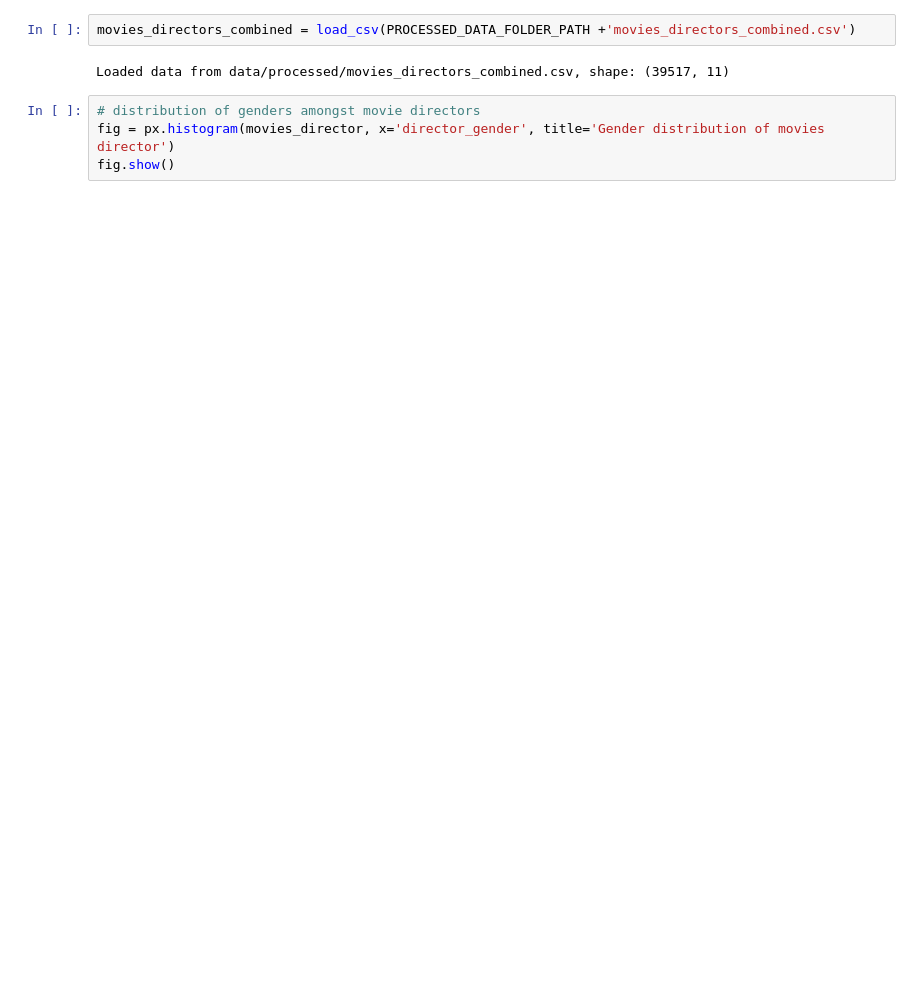
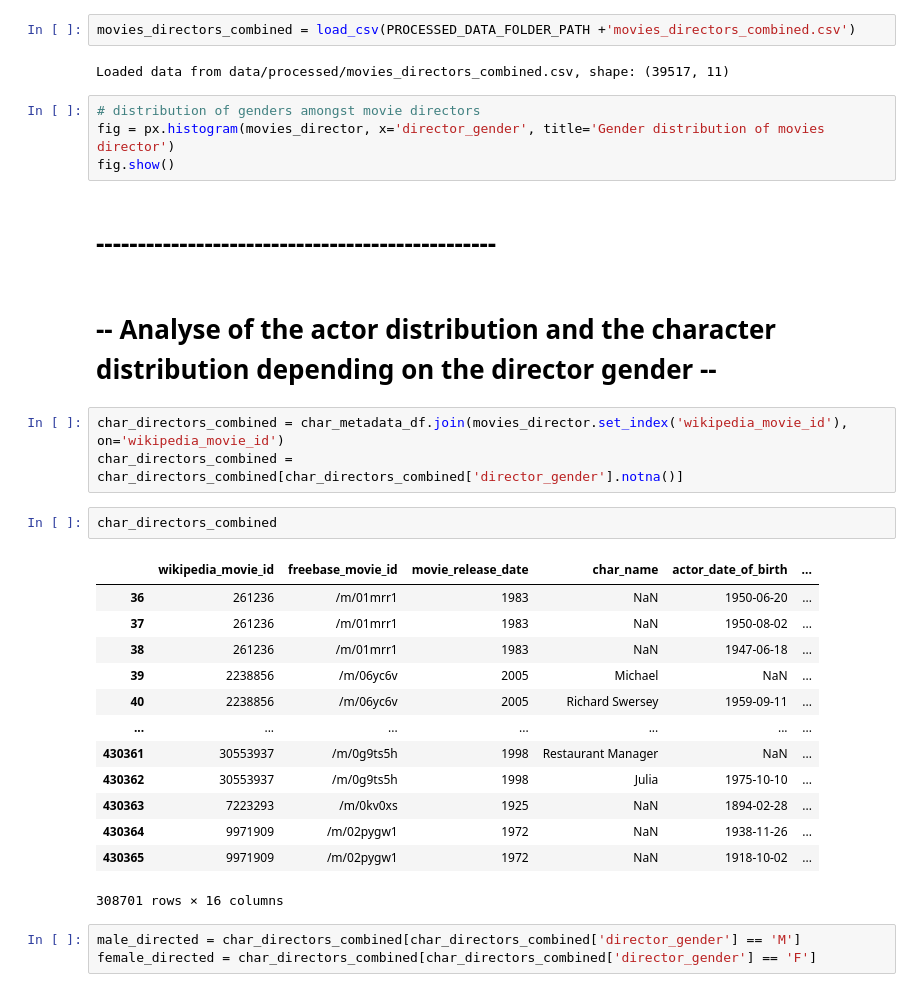
Before and after one commit to epfl-ada/ada-2024-project-adapocalypse, a Jupyter notebook: results.ipynb, the cells around one changed output. Saved outputs shown, nothing was run; the diff lists cells and outputs as text; blank space fills up the shorter version.

```diff
--- a/results.ipynb
+++ b/results.ipynb
@@ -568,3 +563,29 @@ Loaded data from data/processed/movies_directors_combined.csv, shape: (39517, 11
 # distribution of genders amongst movie directors
 fig = px.histogram(movies_director, x='director_gender', title='Gender distribution of movies director')
 fig.show()
+# %% [markdown]
+# ------------------------------------------------
+# %% [markdown]
+# -- Analyse of the actor distribution and the character distribution depending on the director gender --
+# %%
+char_directors_combined = char_metadata_df.join(movies_director.set_index('wikipedia_movie_id'), on='wikipedia_movie_id')
+char_directors_combined = char_directors_combined[char_directors_combined['director_gender'].notna()]
+# %%
+char_directors_combined
+# %% [output]
+|  | wikipedia_movie_id | freebase_movie_id | movie_release_date | char_name | actor_date_of_birth | ... |
+| 36 | 261236 | /m/01mrr1 | 1983 | NaN | 1950-06-20 | ... |
+| 37 | 261236 | /m/01mrr1 | 1983 | NaN | 1950-08-02 | ... |
+| 38 | 261236 | /m/01mrr1 | 1983 | NaN | 1947-06-18 | ... |
+| 39 | 2238856 | /m/06yc6v | 2005 | Michael | NaN | ... |
+| 40 | 2238856 | /m/06yc6v | 2005 | Richard Swersey | 1959-09-11 | ... |
+| ... | ... | ... | ... | ... | ... | ... |
+| 430361 | 30553937 | /m/0g9ts5h | 1998 | Restaurant Manager | NaN | ... |
+| 430362 | 30553937 | /m/0g9ts5h | 1998 | Julia | 1975-10-10 | ... |
+| 430363 | 7223293 | /m/0kv0xs | 1925 | NaN | 1894-02-28 | ... |
+| 430364 | 9971909 | /m/02pygw1 | 1972 | NaN | 1938-11-26 | ... |
+| 430365 | 9971909 | /m/02pygw1 | 1972 | NaN | 1918-10-02 | ... |
+308701 rows × 16 columns
+# %%
+male_directed = char_directors_combined[char_directors_combined['director_gender'] == 'M']
+female_directed = char_directors_combined[char_directors_combined['director_gender'] == 'F']
```
Also changed, not shown: parts of 22 cells of this notebook.
